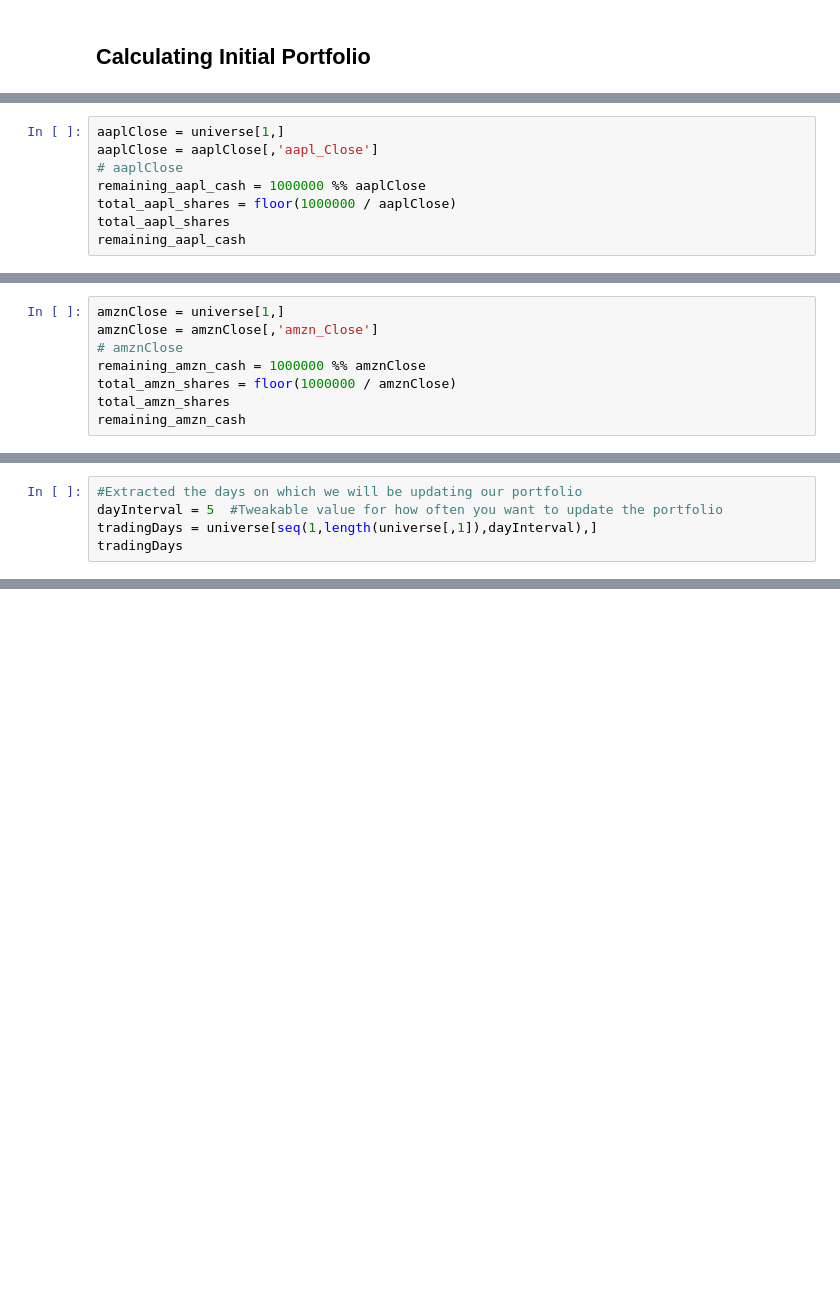
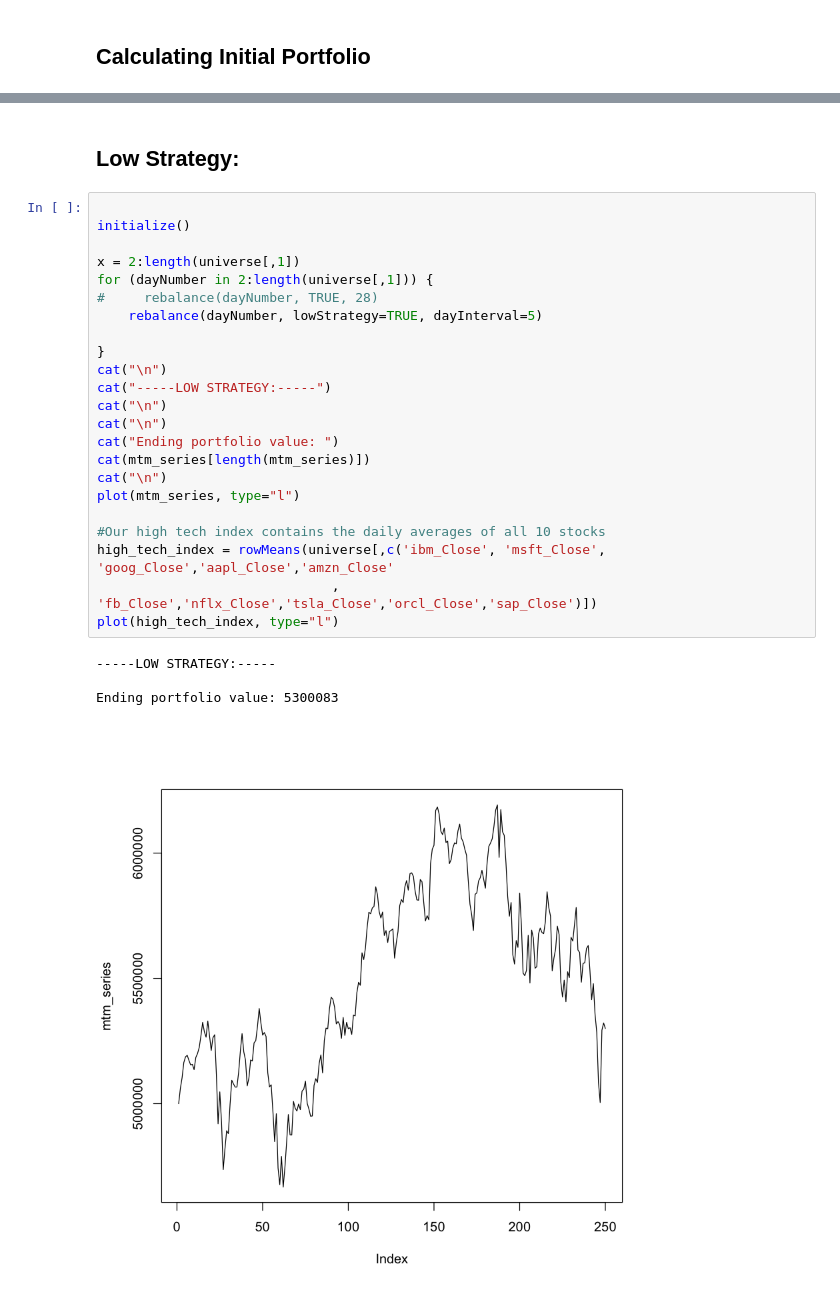
Before and after one commit to waleedkhan01/Equity-Portfolio-Management, a Jupyter notebook: Midterm.ipynb, the cells around one changed output, grey strips where cells are left out. Drawn from its saved outputs; the diff is of its cells as text; blank space fills up the shorter version.

Commit message:
Implemented Initializer and Rebalancer
Initializes portfolio and rebalances it based on high or low buying strategy

```diff
--- a/Midterm.ipynb
+++ b/Midterm.ipynb
@@ -157,8 +108,0 @@ remaining_goog_cash
-# %%
-aaplClose = universe[1,]
-aaplClose = aaplClose[,'aapl_Close']
-# aaplClose
-remaining_aapl_cash = 1000000 %% aaplClose
-total_aapl_shares = floor(1000000 / aaplClose)
-total_aapl_shares
-remaining_aapl_cash
@@ -170,8 +108,0 @@ remaining_aapl_cash
-# %%
-amznClose = universe[1,]
-amznClose = amznClose[,'amzn_Close']
-# amznClose
-remaining_amzn_cash = 1000000 %% amznClose
-total_amzn_shares = floor(1000000 / amznClose)
-total_amzn_shares
-remaining_amzn_cash
@@ -218,5 +108,0 @@ sapClose = sapClose[,'sap_Close']
-# %%
-#Extracted the days on which we will be updating our portfolio
-dayInterval = 5  #Tweakable value for how often you want to update the portfolio
-tradingDays = universe[seq(1,length(universe[,1]),dayInterval),]
-tradingDays
@@ -240,0 +476,30 @@ tradingDays
+# %% [markdown]
+## Low Strategy:
+# %%
+
+initialize()
+
+x = 2:length(universe[,1])
+for (dayNumber in 2:length(universe[,1])) {
+#     rebalance(dayNumber, TRUE, 28)
+    rebalance(dayNumber, lowStrategy=TRUE, dayInterval=5)
+
+}
+cat("\n")
+cat("-----LOW STRATEGY:-----")
+cat("\n")
+cat("\n")
+cat("Ending portfolio value: ")
+cat(mtm_series[length(mtm_series)])
+cat("\n")
+plot(mtm_series, type="l")
+
+#Our high tech index contains the daily averages of all 10 stocks
+high_tech_index = rowMeans(universe[,c('ibm_Close', 'msft_Close', 'goog_Close','aapl_Close','amzn_Close'
+                              , 'fb_Close','nflx_Close','tsla_Close','orcl_Close','sap_Close')])
+plot(high_tech_index, type="l")
+# %% [output]
+-----LOW STRATEGY:-----
+
+Ending portfolio value: 5300083
+[figure, added]
```
Also changed, not shown: parts of 23 cells of this notebook.
